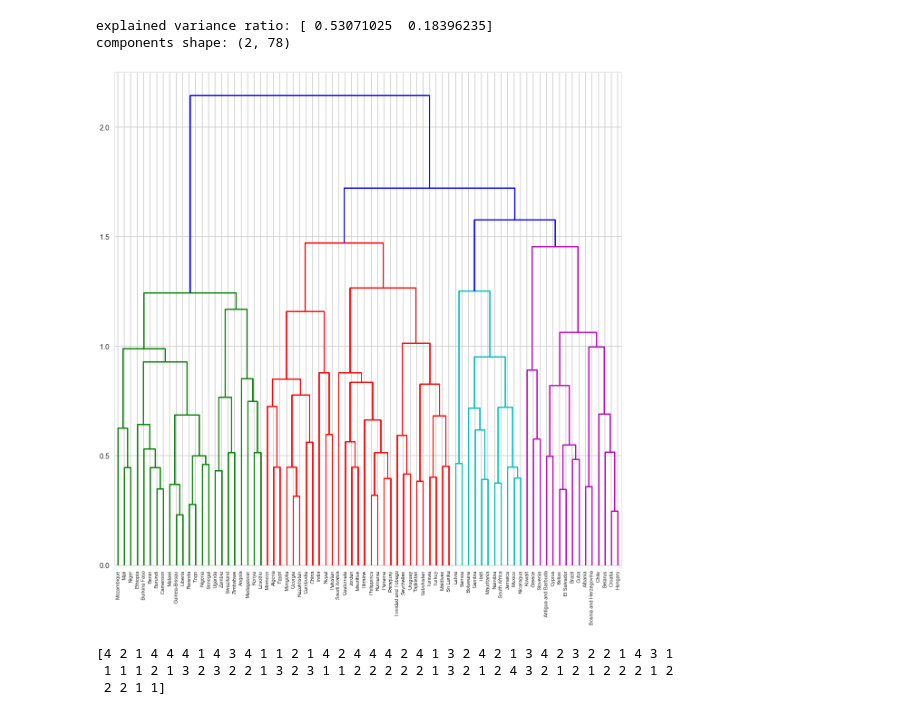
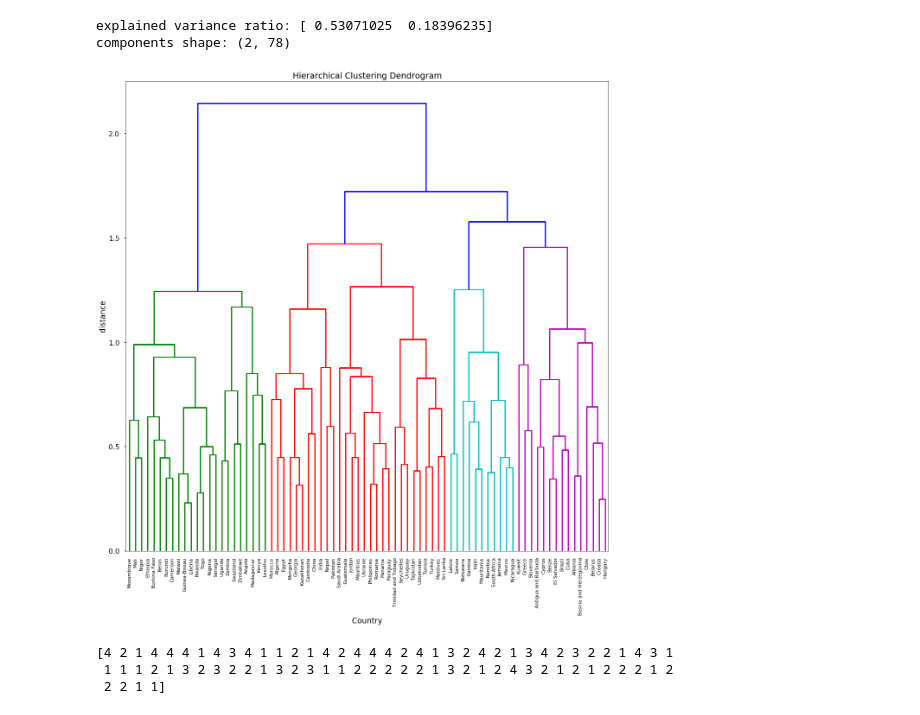
Before and after one commit to SilasNeptune/Dental-Health-in-Youth, a Jupyter notebook: Machine Learning.ipynb, the cells around one changed output. Cells and saved outputs as stored; diff of their text form; code cells hidden in the pictures.

```diff
--- a/Machine Learning.ipynb
+++ b/Machine Learning.ipynb
@@ -247,17 +144,20 @@ components shape: (2, 78)
 # %%
 mergings = linkage(X_train_minmax, method='complete')
 
 plt.figure(figsize=(20,20))
+plt.title('Hierarchical Clustering Dendrogram')
+plt.xlabel('Country')
+plt.ylabel('distance')
 dendrogram(mergings,
            labels=countries,
            leaf_rotation=90,
            leaf_font_size=11,
 )
 
 
 plt.show()
 # %% [output]
-[figure, old version]
+[figure, new version]
 # %%
 flabels = fcluster(mergings, 1.5, criterion='distance')
 print(flabels)
```
Also changed, not shown: parts of 18 cells of this notebook.
